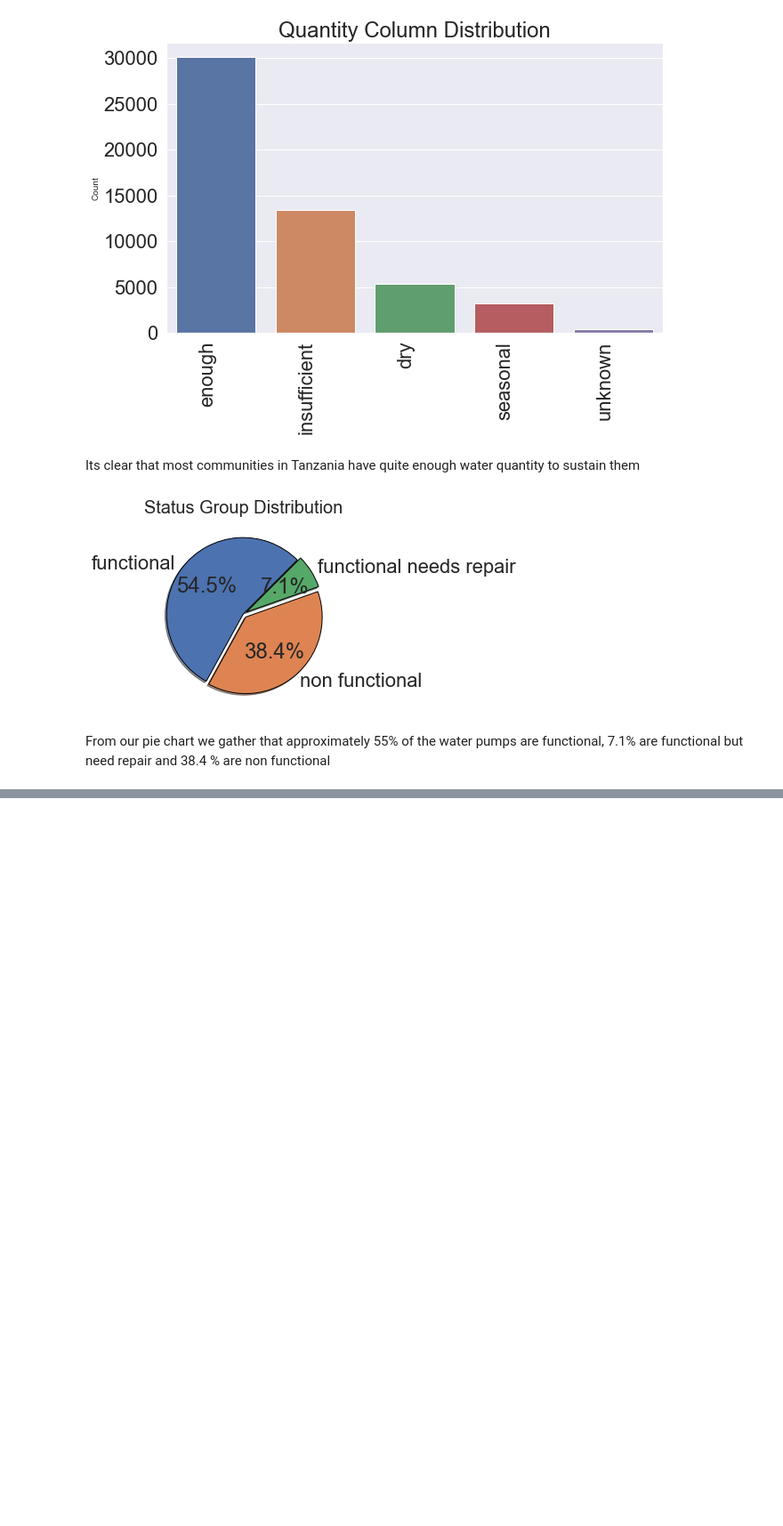
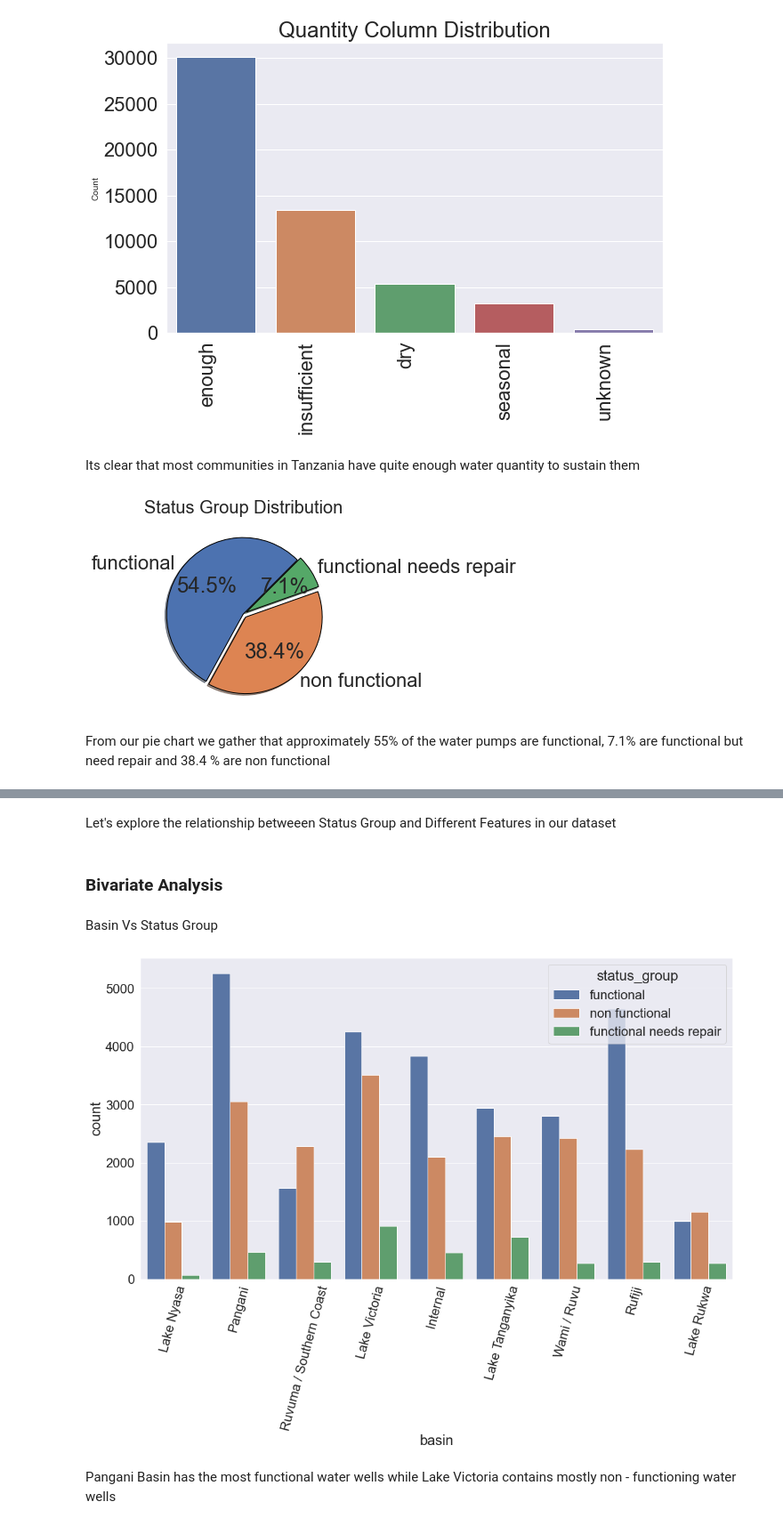
Before and after one commit to atienosonia/Tanzanian_Water_Wells, a Jupyter notebook: student.ipynb, the cells around one changed output, grey strips where cells are left out. Shown at 89% size. Cells and saved outputs as stored; diff of their text form; code cells hidden in the pictures; blank space fills up the shorter version.

```diff
--- a/student.ipynb
+++ b/student.ipynb
@@ -1006,0 +990,14 @@ Name: waterpoint_type, Length: 52560, dtype: object
+# %% [markdown]
+Let's explore the relationship betweeen Status Group and Different Features in our dataset
+# %% [markdown]
+### Bivariate Analysis
+# %% [markdown]
+Basin Vs Status Group
+# %%
+plt.figure(figsize=(18,10))
+ax = sns.countplot(x='basin', hue="status_group", data=df)
+plt.xticks(rotation=75);
+# %% [output]
+[figure, added]
+# %% [markdown]
+Pangani Basin has the most functional water wells while Lake Victoria contains mostly non - functioning water wells
```
Also changed, not shown: parts of 28 cells of this notebook.
